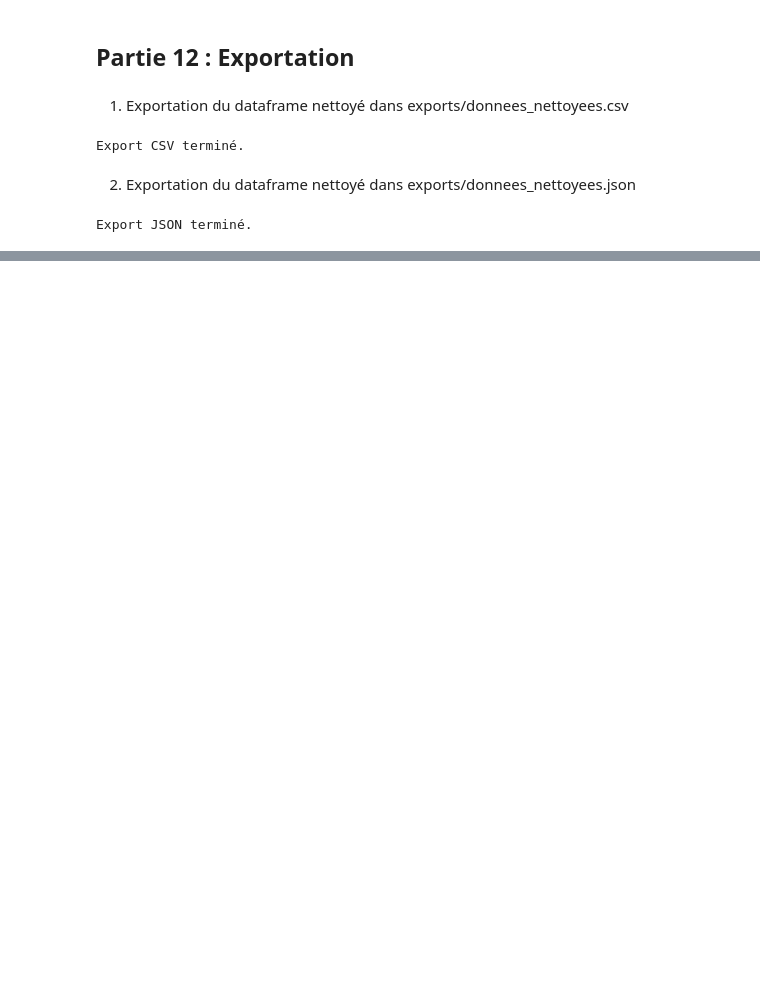
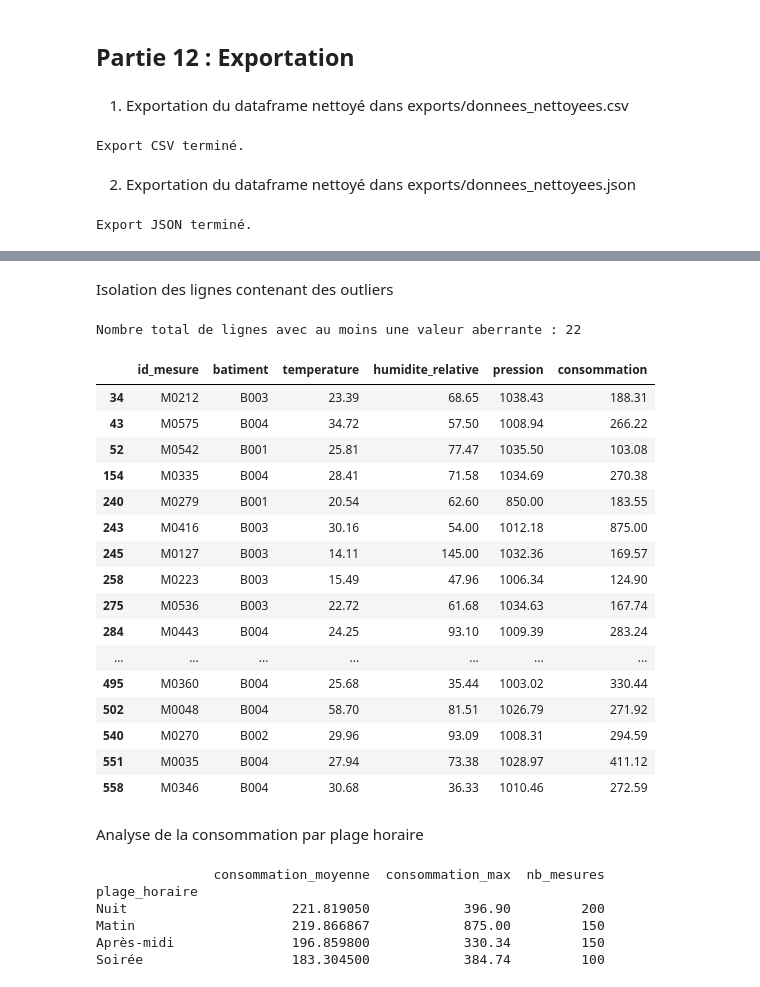
Before and after one commit to Abdoulaye-Diouf/atelier_pandas_iot, a Jupyter notebook: notebooks/atelier_pandas_iot.ipynb, the cells around one changed output, grey strips where cells are left out. Drawn from its saved outputs; the diff is of its cells as text; code cells hidden in the pictures; blank space fills up the shorter version.

Commit message:
docs & feat: finalisation du notebook Pandas IoT, ajout du bonus et mise à jour du README

```diff
--- a/notebooks/atelier_pandas_iot.ipynb
+++ b/notebooks/atelier_pandas_iot.ipynb
@@ -731,0 +903,9 @@ Export JSON terminé.
+# %%
+# On avait oublié de traiter les valeurs manquantes de "pression" en Partie 9
+print("Valeurs manquantes avant correction :")
+print(df.isna().sum())
+
+df["pression"] = df["pression"].fillna(df["pression"].median())
+
+print("\nValeurs manquantes après correction :")
+print(df.isna().sum())
@@ -731,0 +932,7 @@ Export JSON terminé.
+# %%
+df["date_heure"] = pd.to_datetime(df["date_heure"])
+df["heure"] = df["date_heure"].dt.hour
+df["jour"] = df["date_heure"].dt.day_name()
+
+print("Type de la colonne date_heure :", df["date_heure"].dtype)
+df[["date_heure", "heure", "jour"]].head()
@@ -731,0 +1000,62 @@ Export JSON terminé.
+# %% [markdown]
+Isolation des lignes contenant des outliers
+# %%
+masque_global = pd.Series(False, index=df.index)
+
+for col in colonnes_numeriques:
+    masque, _, _ = detect_outliers_iqr(df, col)
+    masque_global = masque_global | masque
+
+df_outliers = df[masque_global]
+
+print(f"Nombre total de lignes avec au moins une valeur aberrante : {len(df_outliers)}")
+df_outliers[["id_mesure", "batiment"] + colonnes_numeriques]
+# %% [output]
+Nombre total de lignes avec au moins une valeur aberrante : 22
+|  | id_mesure | batiment | temperature | humidite_relative | pression | consommation |
+| 34 | M0212 | B003 | 23.39 | 68.65 | 1038.43 | 188.31 |
+| 43 | M0575 | B004 | 34.72 | 57.50 | 1008.94 | 266.22 |
+| 52 | M0542 | B001 | 25.81 | 77.47 | 1035.50 | 103.08 |
+| 154 | M0335 | B004 | 28.41 | 71.58 | 1034.69 | 270.38 |
+| 240 | M0279 | B001 | 20.54 | 62.60 | 850.00 | 183.55 |
+| 243 | M0416 | B003 | 30.16 | 54.00 | 1012.18 | 875.00 |
+| 245 | M0127 | B003 | 14.11 | 145.00 | 1032.36 | 169.57 |
+| 258 | M0223 | B003 | 15.49 | 47.96 | 1006.34 | 124.90 |
+| 275 | M0536 | B003 | 22.72 | 61.68 | 1034.63 | 167.74 |
+| 284 | M0443 | B004 | 24.25 | 93.10 | 1009.39 | 283.24 |
+| ... | ... | ... | ... | ... | ... | ... |
+| 495 | M0360 | B004 | 25.68 | 35.44 | 1003.02 | 330.44 |
+| 502 | M0048 | B004 | 58.70 | 81.51 | 1026.79 | 271.92 |
+| 540 | M0270 | B002 | 29.96 | 93.09 | 1008.31 | 294.59 |
+| 551 | M0035 | B004 | 27.94 | 73.38 | 1028.97 | 411.12 |
+| 558 | M0346 | B004 | 30.68 | 36.33 | 1010.46 | 272.59 |
+# %% [markdown]
+Analyse de la consommation par plage horaire
+# %%
+def plage_horaire(heure):
+    if 6 <= heure < 12:
+        return "Matin"
+    elif 12 <= heure < 18:
+        return "Après-midi"
+    elif 18 <= heure < 22:
+        return "Soirée"
+    else:
+        return "Nuit"
+
+df["plage_horaire"] = df["heure"].apply(plage_horaire)
+
+consommation_par_plage = (
+    df.groupby("plage_horaire")["consommation"]
+    .agg(["mean", "max", "count"])
+    .rename(columns={"mean": "consommation_moyenne", "max": "consommation_max", "count": "nb_mesures"})
+    .sort_values("consommation_moyenne", ascending=False)
+)
+
+print(consommation_par_plage)
+# %% [output]
+               consommation_moyenne  consommation_max  nb_mesures
+plage_horaire
+Nuit                     221.819050            396.90         200
+Matin                    219.866867            875.00         150
+Après-midi               196.859800            330.34         150
+Soirée                   183.304500            384.74         100
```
Also changed, not shown: parts of 34 cells of this notebook, 1 other file.
